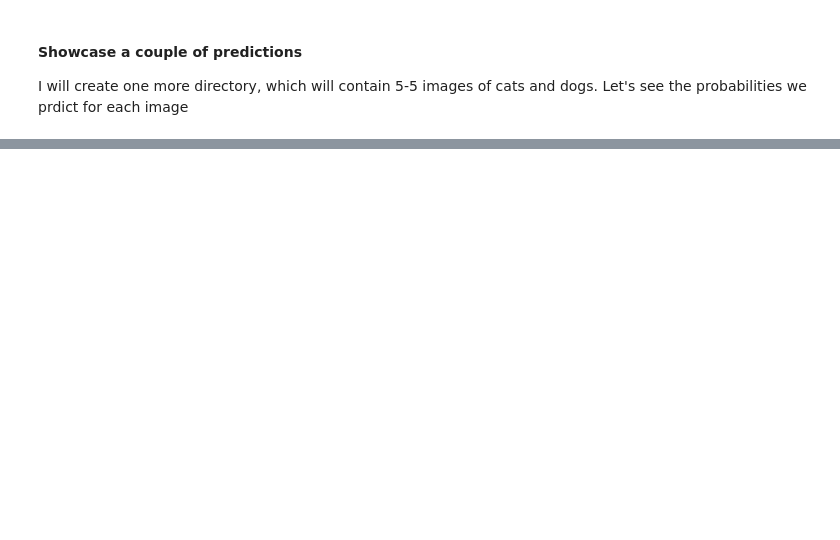
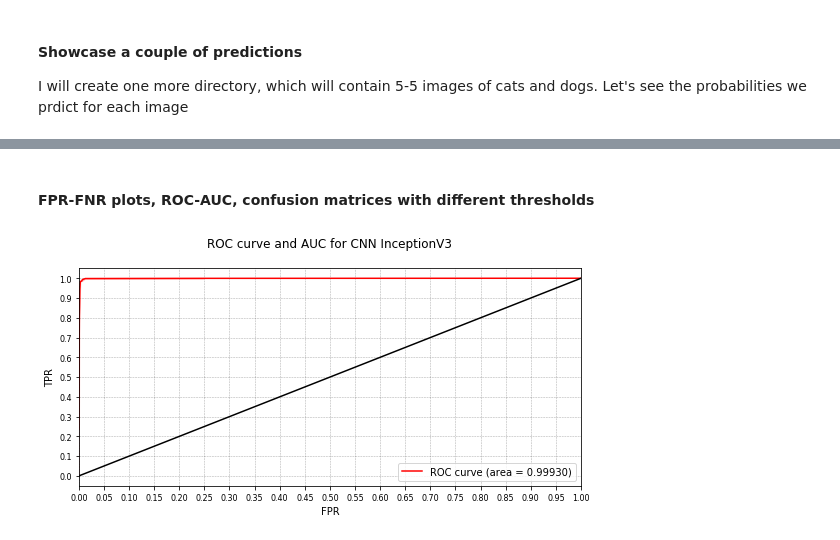
Before and after one commit to kristofrabay/convnets, a Jupyter notebook: dogs_vs_cats.ipynb, the cells around one changed output, grey strips where cells are left out. Cells and saved outputs as stored; diff of their text form; code cells hidden in the pictures; blank space fills up the shorter version.

```diff
--- a/dogs_vs_cats.ipynb
+++ b/dogs_vs_cats.ipynb
@@ -142,7 +143,7 @@ test_gen = ImageDataGenerator(rescale = 1./255)
 
 train_generator = train_gen.flow_from_directory('data/train/', batch_size = 32, class_mode = 'binary', target_size = (300, 300))
 valid_generator = valid_gen.flow_from_directory('data/validation/', batch_size = 32, class_mode = 'binary', target_size = (300, 300))
-test_generator = test_gen.flow_from_directory('data/test/', batch_size = 32, class_mode = 'binary', target_size = (300, 300))
+test_generator = test_gen.flow_from_directory('data/test/', batch_size = 32, class_mode = 'binary', target_size = (300, 300), shuffle = False)
 # %% [output]
 Found 2000 images belonging to 2 classes.
 Found 1000 images belonging to 2 classes.
@@ -355,0 +422,2 @@ for index, probability in enumerate(probabilities):
+# %%
+test_predictions = model.predict_generator(test_generator)
@@ -355,0 +432,6 @@ for index, probability in enumerate(probabilities):
+# %% [markdown]
+#### FPR-FNR plots, ROC-AUC, confusion matrices with different thresholds
+# %%
+plot_roc_auc('CNN InceptionV3', test_predictions, test_true_labels)
+# %% [output]
+[figure, added]
```
Also changed, not shown: parts of 21 cells of this notebook, 6 other files.
